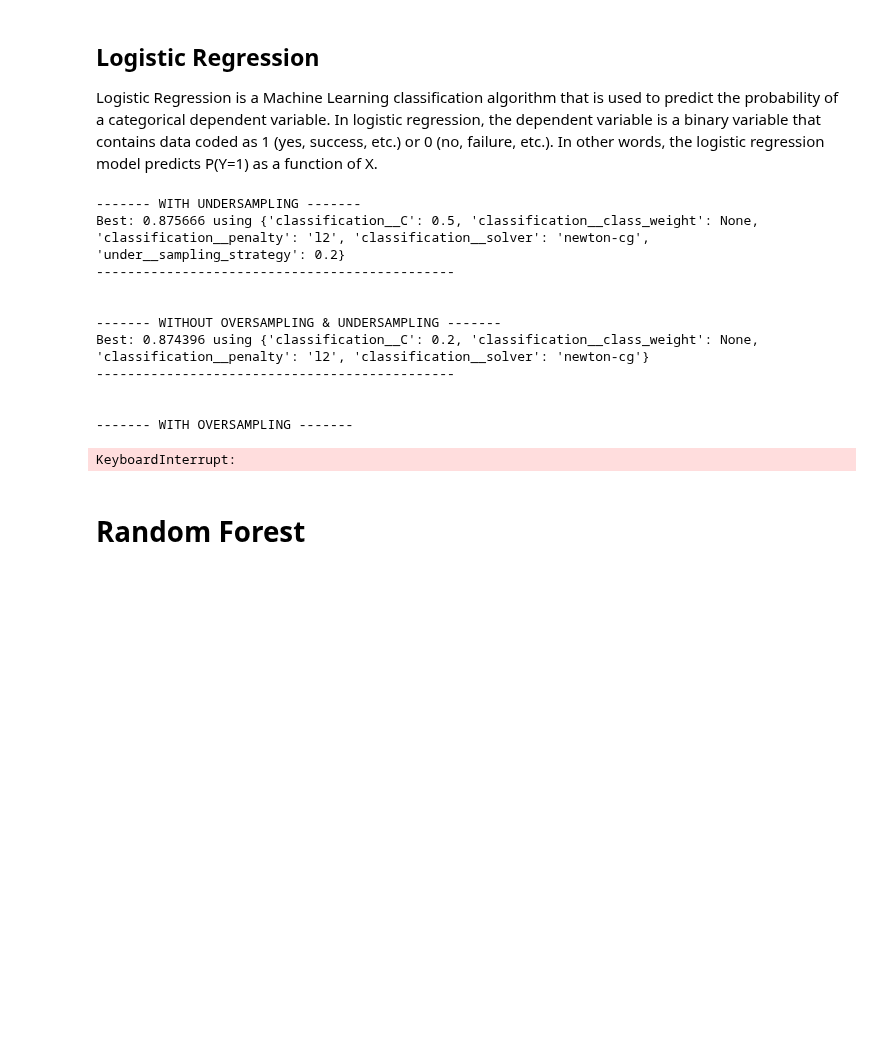
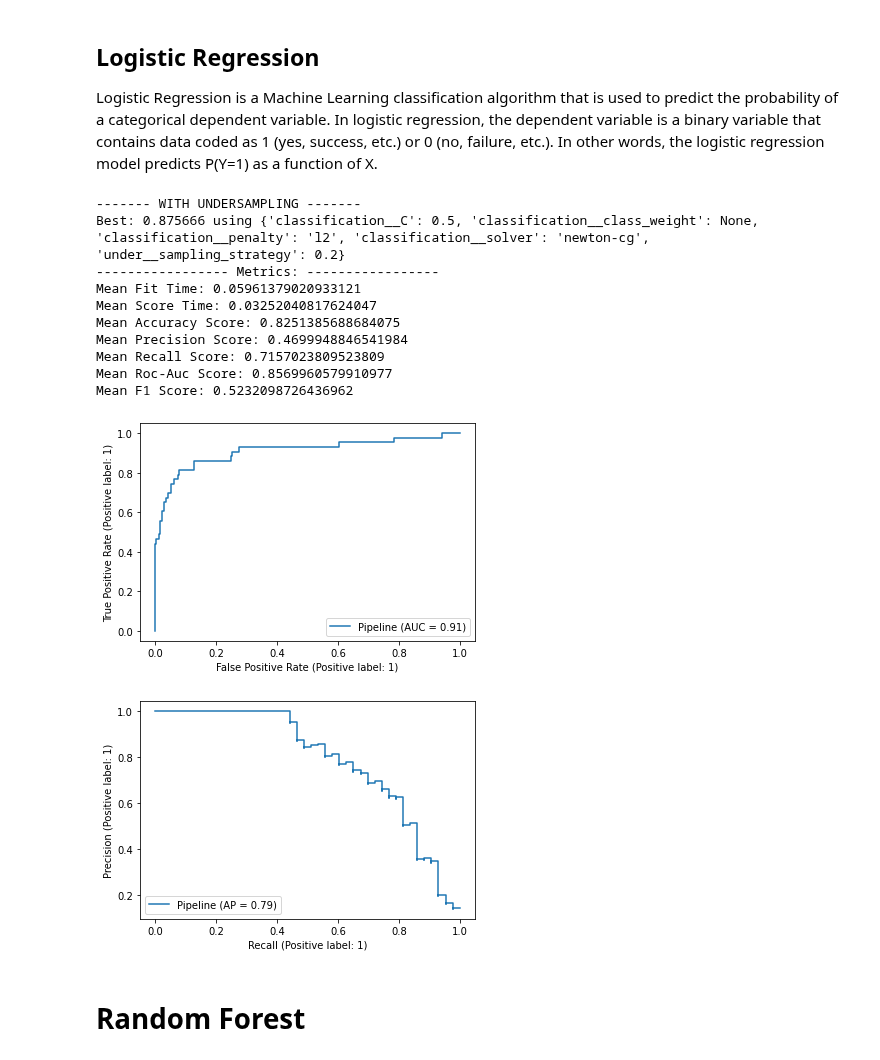
Before and after one commit to 2dukes/PROJ_AC_2122, a Jupyter notebook: applyModel.ipynb, the cells around one changed output. Cells and saved outputs as stored; diff of their text form; code cells hidden in the pictures; blank space fills up the shorter version.

Commit message:
PR Plots, Roc Curves, Light GBM and metrics for algorithms.

```diff
--- a/applyModel.ipynb
+++ b/applyModel.ipynb
@@ -67,63 +91,32 @@ Logistic Regression is a Machine Learning classification algorithm that is used
 # %%
 # Load data
 [X_train, X_test, y_train] = load_data()
 
 X_train = encode_df(X_train)
 X_test = encode_df(X_test)
 
 # With Undersampling
 print("------- WITH UNDERSAMPLING -------")
-pipeline = Pipeline([('under', RandomUnderSampler(random_state=0)), ('std', StandardScaler()), ('classification', LogisticRegression(random_state=0, max_iter=10000))])
+pipeline = Pipeline([('under', RandomUnderSampler(random_state=0)), ('scaler', StandardScaler()), ('classification', LogisticRegression(random_state=0, max_iter=10000))])
 
 param_grid = {'under__sampling_strategy': [0.2, 0.25, 0.5, 0.75, 0.9, 0.99, 'majority'],
           'classification__penalty': ['l2'],
           'classification__C': [0.01, 0.05, 0.1, 0.2, 0.5, 1.0],
           'classification__solver': ['liblinear', 'newton-cg', 'lbfgs', 'sag', 'saga'],
           'classification__class_weight': ["balanced", None]}
 
 results_df = run_model(pipeline, param_grid, X_train, y_train, X_test)
 results_df.to_csv("./results/logisticRegressionUndersampling.csv", index=None)
-
-print("----------------------------------------------\n\n")
-
-# Without Oversampling & Undersampling
-print("------- WITHOUT OVERSAMPLING & UNDERSAMPLING -------")
-pipeline = Pipeline([('std', StandardScaler()), ('classification', LogisticRegression(random_state=0, max_iter=10000))])
-
-param_grid = {'classification__penalty': ['l2'],
-          'classification__C': [0.01, 0.05, 0.1, 0.2, 0.5, 1.0],
-          'classification__solver': ['liblinear', 'newton-cg', 'lbfgs', 'sag', 'saga'],
-          'classification__class_weight': ["balanced", None]}
-
-results_df = run_model(pipeline, param_grid, X_train, y_train, X_test)
-results_df.to_csv("./results/logisticRegression.csv", index=None)
-
-print("----------------------------------------------\n\n")
-
-# With Oversampling
-print("------- WITH OVERSAMPLING -------")
-pipeline = Pipeline([('smote', SMOTE(random_state=0)), ('std', StandardScaler()), ('classification', LogisticRegression(random_state=0, max_iter=10000))])
-
-weights = list(np.linspace(0.2, 0.9, 10)) + ['minority', 'auto']
-param_grid = {
-        'smote__sampling_strategy': weights,
-        'classification__penalty': ['l2'],
-        'classification__C': [0.001, 0.01, 0.05, 0.1, 0.2, 0.5, 1.0],
-        'classification__solver': ['liblinear', 'newton-cg', 'lbfgs', 'sag', 'saga'],
-        'classification__class_weight': ["balanced", None]}
-
-results_df = run_model(pipeline, param_grid, X_train, y_train, X_test)
-results_df.to_csv("./results/logisticRegressionWithSMOTE.csv", index=None)
 # %% [output]
 ------- WITH UNDERSAMPLING -------
 Best: 0.875666 using {'classification__C': 0.5, 'classification__class_weight': None, 'classification__penalty': 'l2', 'classification__solver': 'newton-cg', 'under__sampling_strategy': 0.2}
-----------------------------------------------
-
-
-------- WITHOUT OVERSAMPLING & UNDERSAMPLING -------
-Best: 0.874396 using {'classification__C': 0.2, 'classification__class_weight': None, 'classification__penalty': 'l2', 'classification__solver': 'newton-cg'}
-----------------------------------------------
-
-
-------- WITH OVERSAMPLING -------
+----------------- Metrics: -----------------
+Mean Fit Time: 0.05961379020933121
+Mean Score Time: 0.03252040817624047
+Mean Accuracy Score: 0.8251385688684075
+Mean Precision Score: 0.4699948846541984
+Mean Recall Score: 0.7157023809523809
+Mean Roc-Auc Score: 0.8569960579910977
+Mean F1 Score: 0.5232098726436962
-KeyboardInterrupt:
+[figure, added]
+[figure, added]
```
Also changed, not shown: parts of 15 cells of this notebook, 4 other files.
